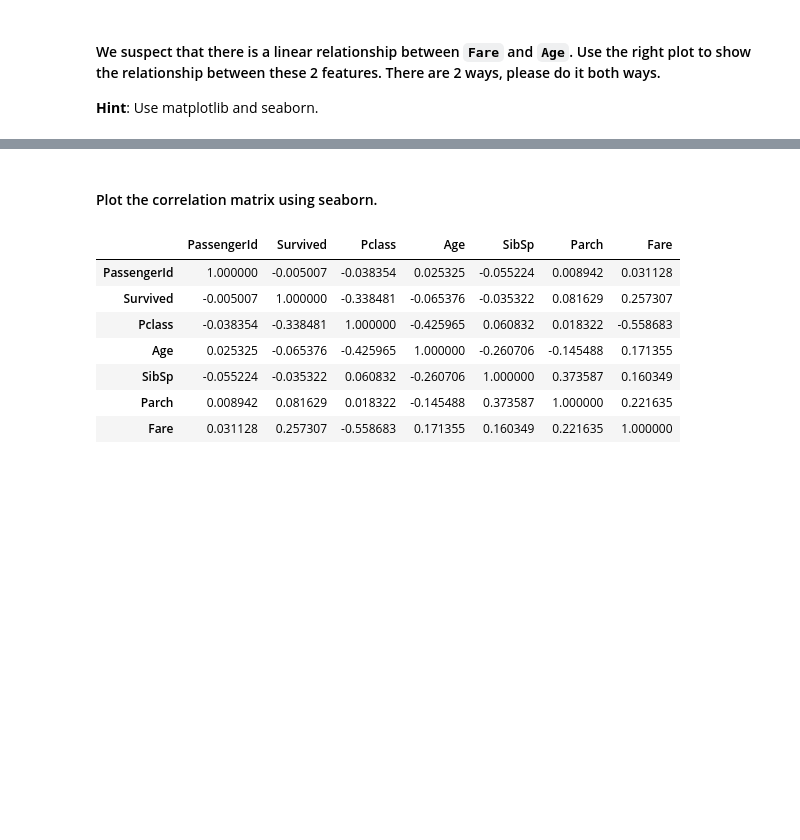
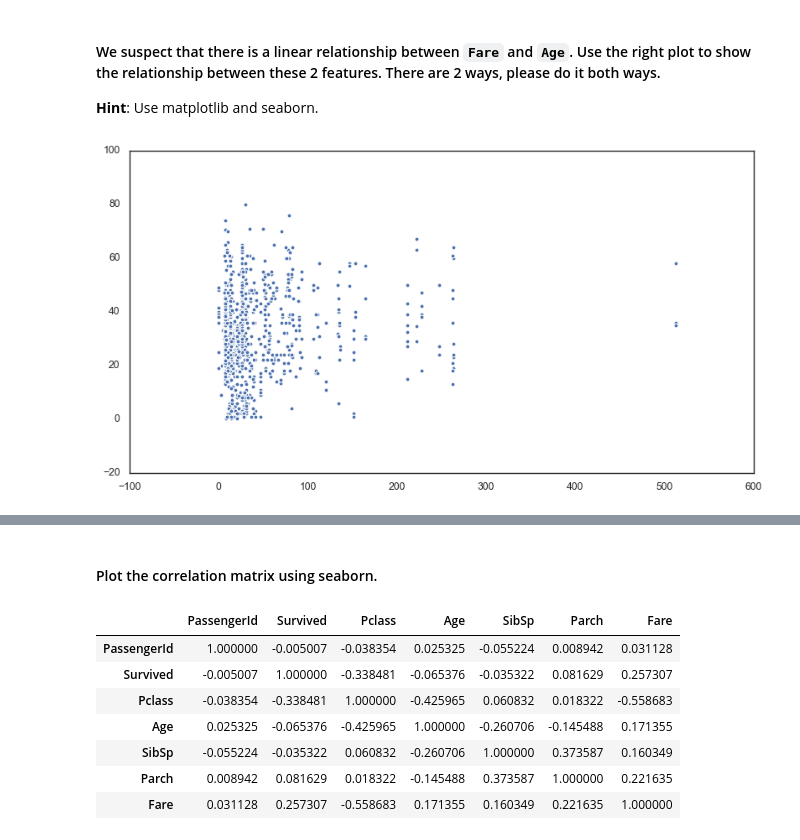
Before and after one commit to Ironhack-Data-Madrid-Mayo-2022/5.2-lab-matplotlib-seaborn, a Jupyter notebook: your-code/main.ipynb, the cells around one changed output, grey strips where cells are left out. Cells and saved outputs as stored; diff of their text form; code cells hidden in the pictures; blank space fills up the shorter version.

```diff
--- a/your-code/main.ipynb
+++ b/your-code/main.ipynb
@@ -232,4 +241,9 @@ your comments here
 # %% [markdown]
 #### We suspect that there is a linear relationship between `Fare` and `Age`. Use the right plot to show the relationship between these 2 features. There are 2 ways, please do it both ways.
 **Hint**: Use matplotlib and seaborn.
+# %%
+# Method 1 - matplotlib
+plt.scatter(x='Fare', y='Age', data=titanic);
+# %% [output]
+[figure, added]
 # %%
```
Also changed, not shown: parts of 13 cells of this notebook.
